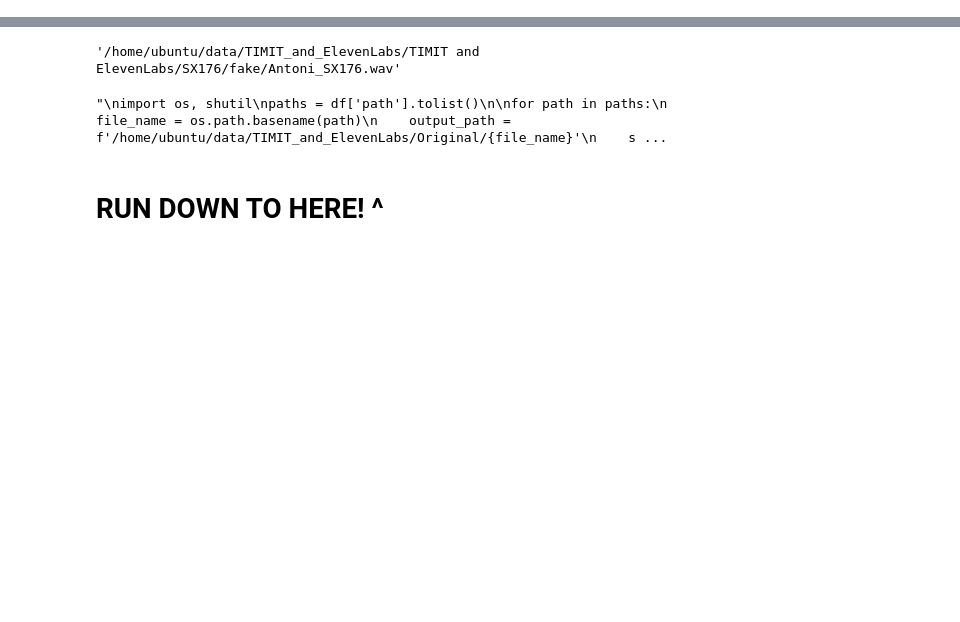
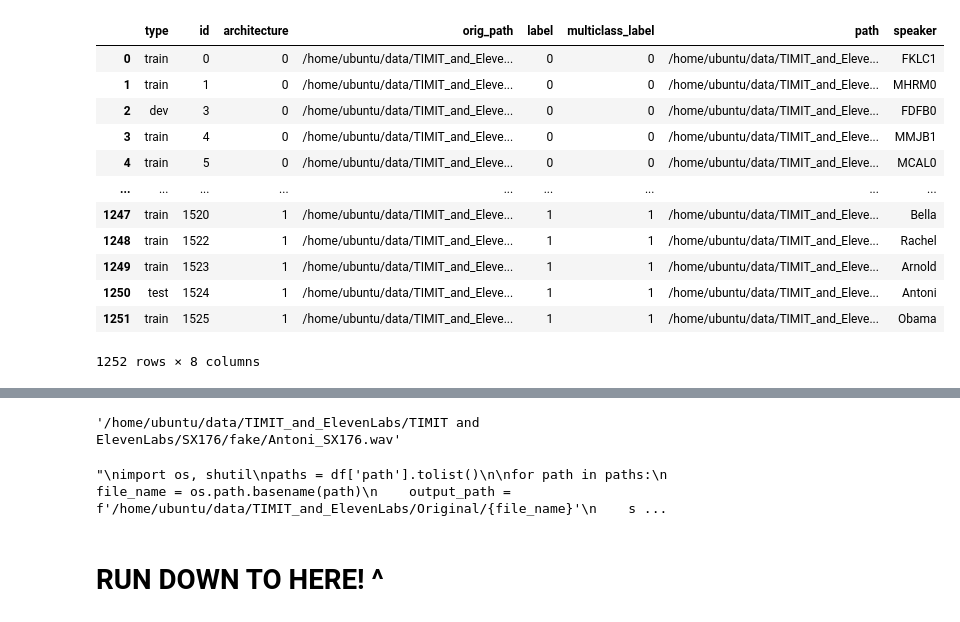
Before and after one commit to romitbarua/MultiModalDeepFake, a Jupyter notebook: scripts/Examples/FullPipelineExample-RB-Edit-SB-Run-Copy.ipynb, the cells around one changed output, grey strips where cells are left out. Cells and saved outputs as stored; diff of their text form; code cells hidden in the pictures; blank space fills up the shorter version.

```diff
--- a/scripts/Examples/FullPipelineExample-RB-Edit-SB-Run-Copy.ipynb
+++ b/scripts/Examples/FullPipelineExample-RB-Edit-SB-Run-Copy.ipynb
@@ -58,0 +83,6 @@ len(real_speakers + fake_speakers)
+# %%
+timit_data_loader = TIMITDataLoader('/home/ubuntu/data/TIMIT_and_ElevenLabs/TIMIT and ElevenLabs')
+#df = timit_data_loader.generate_split_speaker_test()
+voices_to_remove =['Adam', 'Antoni', 'FAEM0', 'FAJW0', 'FALK0', 'FALR0', 'FAPB0', 'FBAS0', 'FBCG1', 'FBCH0', 'FBJL0', 'FBLV0', 'FBMH0', 'FCAG0', 'FCAJ0', 'FCDR1', 'FCEG0', 'FCJF0', 'FCJS0', 'FCLT0', 'FCMG0', 'FCMM0']
+df_3 = timit_data_loader.generate_split_speaker_test(voices_to_remove)
+df_4 = timit_data_loader.generate_split_speaker_test(voices_to_remove)
@@ -58,0 +100,16 @@ len(real_speakers + fake_speakers)
+# %%
+df_4
+# %% [output]
+|  | type | id | architecture | orig_path | label | multiclass_label | path | speaker |
+| 0 | train | 0 | 0 | /home/ubuntu/data/TIMIT_and_Eleve... | 0 | 0 | /home/ubuntu/data/TIMIT_and_Eleve... | FKLC1 |
+| 1 | train | 1 | 0 | /home/ubuntu/data/TIMIT_and_Eleve... | 0 | 0 | /home/ubuntu/data/TIMIT_and_Eleve... | MHRM0 |
+| 2 | dev | 3 | 0 | /home/ubuntu/data/TIMIT_and_Eleve... | 0 | 0 | /home/ubuntu/data/TIMIT_and_Eleve... | FDFB0 |
+| 3 | train | 4 | 0 | /home/ubuntu/data/TIMIT_and_Eleve... | 0 | 0 | /home/ubuntu/data/TIMIT_and_Eleve... | MMJB1 |
+| 4 | train | 5 | 0 | /home/ubuntu/data/TIMIT_and_Eleve... | 0 | 0 | /home/ubuntu/data/TIMIT_and_Eleve... | MCAL0 |
+| ... | ... | ... | ... | ... | ... | ... | ... | ... |
+| 1247 | train | 1520 | 1 | /home/ubuntu/data/TIMIT_and_Eleve... | 1 | 1 | /home/ubuntu/data/TIMIT_and_Eleve... | Bella |
+| 1248 | train | 1522 | 1 | /home/ubuntu/data/TIMIT_and_Eleve... | 1 | 1 | /home/ubuntu/data/TIMIT_and_Eleve... | Rachel |
+| 1249 | train | 1523 | 1 | /home/ubuntu/data/TIMIT_and_Eleve... | 1 | 1 | /home/ubuntu/data/TIMIT_and_Eleve... | Arnold |
+| 1250 | test | 1524 | 1 | /home/ubuntu/data/TIMIT_and_Eleve... | 1 | 1 | /home/ubuntu/data/TIMIT_and_Eleve... | Antoni |
+| 1251 | train | 1525 | 1 | /home/ubuntu/data/TIMIT_and_Eleve... | 1 | 1 | /home/ubuntu/data/TIMIT_and_Eleve... | Obama |
+1252 rows × 8 columns
```
Also changed, not shown: parts of 83 cells of this notebook, 6 other files.
